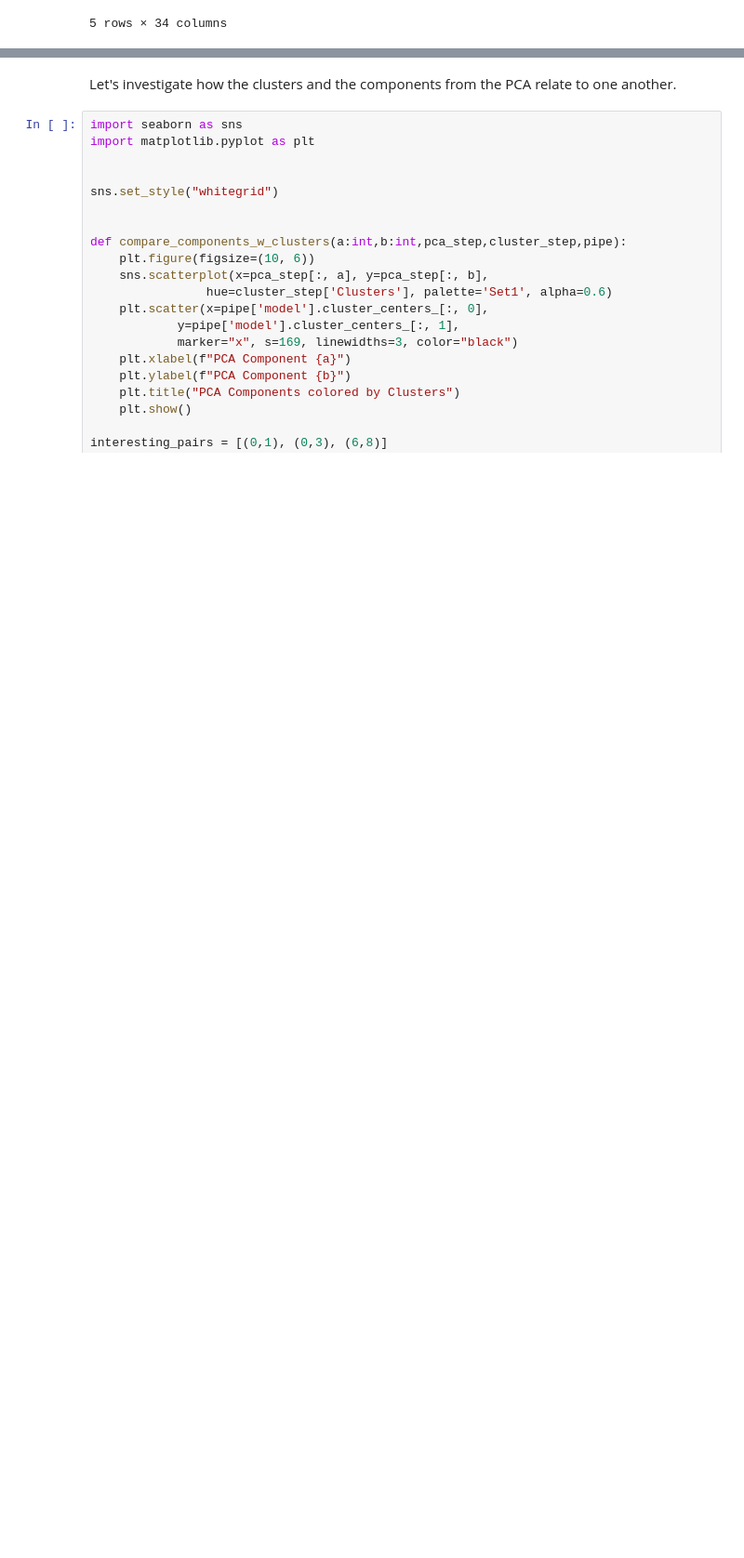
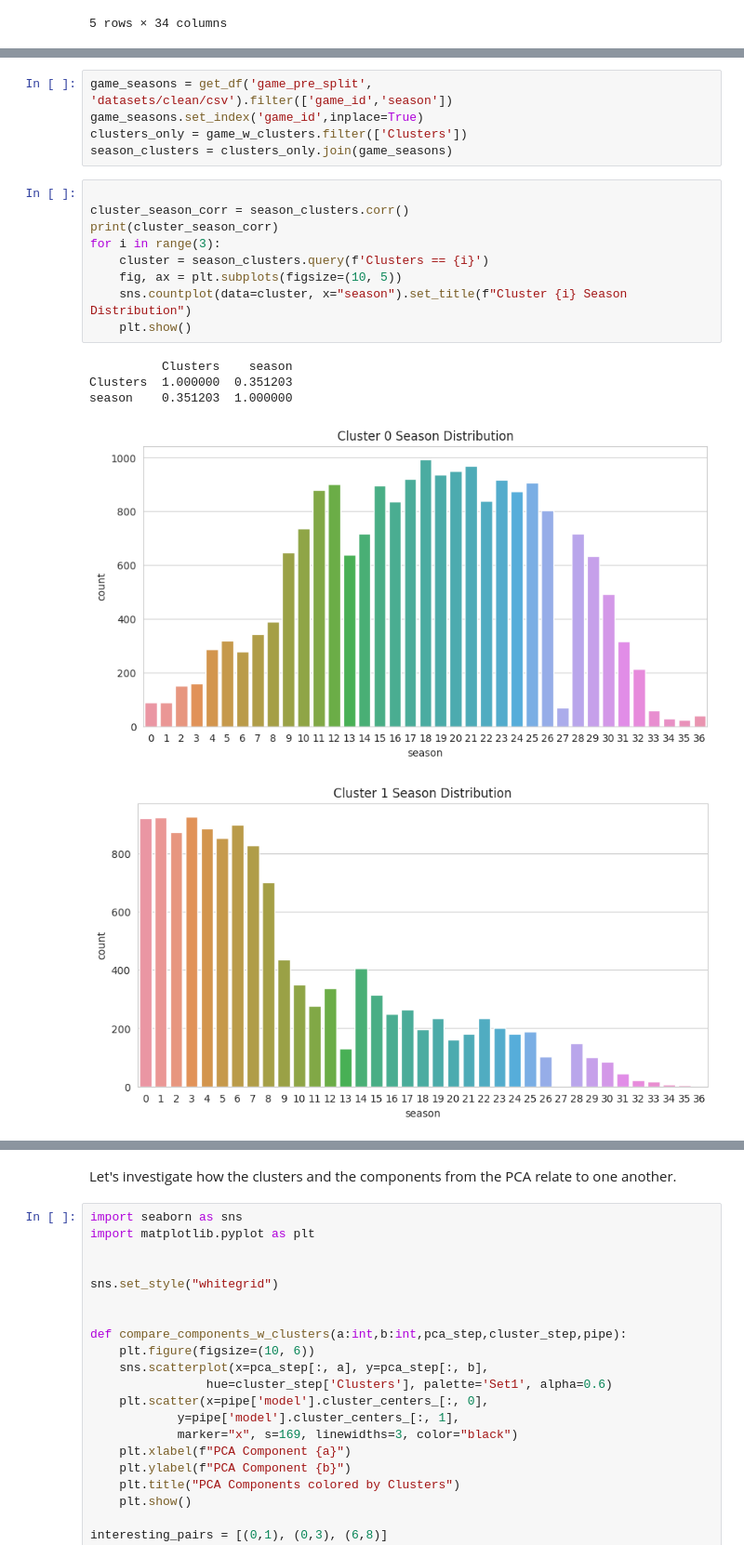
Before and after one commit to smtilson/pp5-ml-dashboard, a Jupyter notebook: jupyter_notebooks/07_Clustering.ipynb, the cells around one changed output, grey strips where cells are left out. Shown at 93% size. Drawn from its saved outputs; the diff is of its cells as text; blank space fills up the shorter version.

```diff
--- a/jupyter_notebooks/07_Clustering.ipynb
+++ b/jupyter_notebooks/07_Clustering.ipynb
@@ -305,0 +283,20 @@ findfont: Font family ['sans-serif'] not found. Falling back to DejaVu Sans.
+# %%
+game_seasons = get_df('game_pre_split', 'datasets/clean/csv').filter(['game_id','season'])
+game_seasons.set_index('game_id',inplace=True)
+clusters_only = game_w_clusters.filter(['Clusters'])
+season_clusters = clusters_only.join(game_seasons)
+# %%
+
+cluster_season_corr = season_clusters.corr()
+print(cluster_season_corr)
+for i in range(3):
+    cluster = season_clusters.query(f'Clusters == {i}')
+    fig, ax = plt.subplots(figsize=(10, 5))
+    sns.countplot(data=cluster, x="season").set_title(f"Cluster {i} Season Distribution")
+    plt.show()
+# %% [output]
+          Clusters    season
+Clusters  1.000000  0.351203
+season    0.351203  1.000000
+[figure, added]
+[figure, added]
```
Also changed, not shown: parts of 30 cells of this notebook.
